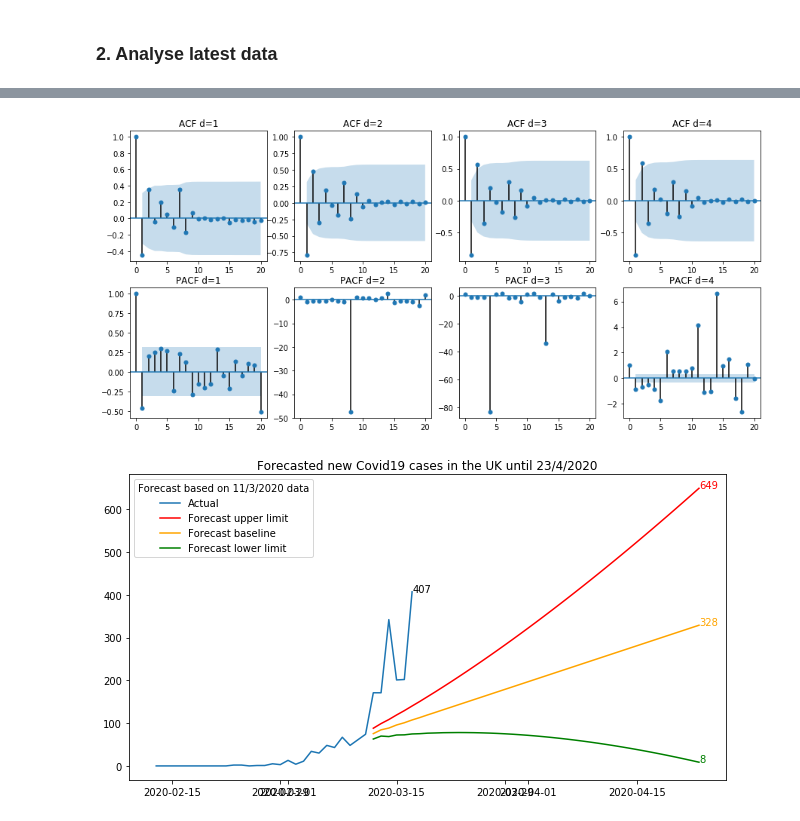
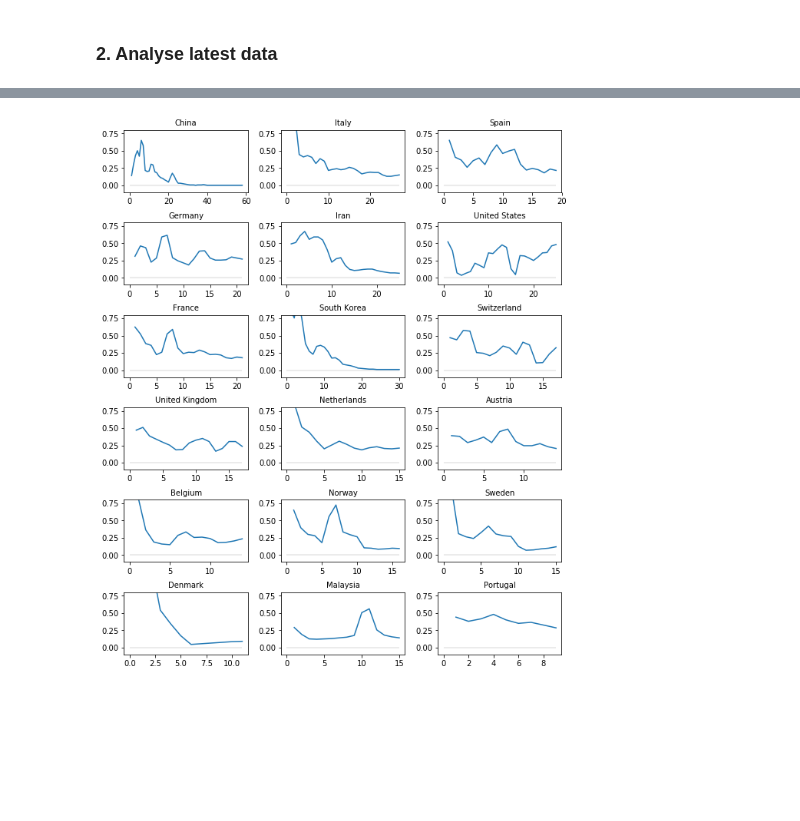
Before and after one commit to khairulomar/Covid-19, a Jupyter notebook: Covid19.ipynb, the cells around one changed output, grey strips where cells are left out. Saved outputs shown, nothing was run; the diff lists cells and outputs as text; code cells hidden in the pictures; blank space fills up the shorter version.

```diff
--- a/Covid19.ipynb
+++ b/Covid19.ipynb
@@ -259,13 +208,0 @@ Shift d=4: adfuller:0.0, mean:-0.8
-# %%
-# Check ACF & PCF
-fig, axes = plt.subplots(ncols=4, nrows=2, figsize=(15,7))
-plot_acf(dfuk1[1:], lags=20, ax=axes.flat[0], title='ACF d=1')
-plot_acf(dfuk2[2:], lags=20, ax=axes.flat[1], title='ACF d=2')
-plot_acf(dfuk3[3:], lags=20, ax=axes.flat[2], title='ACF d=3')
-plot_acf(dfuk4[4:], lags=20, ax=axes.flat[3], title='ACF d=4')
-plot_pacf(dfuk1[1:], lags=20, ax=axes.flat[4], title='PACF d=1')
-plot_pacf(dfuk2[2:], lags=20, ax=axes.flat[5], title='PACF d=2')
-plot_pacf(dfuk3[3:], lags=20, ax=axes.flat[6], title='PACF d=3')
-plot_pacf(dfuk4[4:], lags=20, ax=axes.flat[7], title='PACF d=4');
-# %% [output]
-[figure, removed]
@@ -279,35 +209,27 @@ sarima = SARIMAX(dfuk, order=(p, d, q),
-# %%
-# Set plotting periods
-test_start = dfuk.index.max() + oneday
-test_end   = test_start + oneday * 7*6
-act_start  = test_start - oneday * 7*4
-pred = sarima.predict(start=test_start, end=test_end, dynamic=True)
-pred_conf = sarima.get_forecast(len(pred)).conf_int()
-upper = pred_conf.iloc[:,1]
-lower = pred_conf.iloc[:,0].clip(0)
-
-# Plot data
-fig, ax = plt.subplots(figsize=(9,5))
-plt.plot(dfuk0[act_start:], label='Actual')
-
-# # Rolling mean
-# n = 3 # days
-# rolling_mean = dfuk0[act_start:].rolling(window=n).mean()
-# plt.plot(rolling_mean, label=f'Actual: {n}-day rolling mean')
-
-plt.plot(upper, label='Forecast upper limit', c='red')
-plt.plot(pred, label='Forecast baseline', c='orange')
-plt.plot(lower, label='Forecast lower limit', c='green')
-
-plt.text(dfuk0.index.max(), dfuk0[-1], dfuk0[-1])
-plt.text(test_end, int(upper.iloc[-1]), int(upper.iloc[-1]), color='red')
-plt.text(test_end, int(pred.iloc[-1]), int(pred.iloc[-1]), color='orange')
-plt.text(test_end, int(lower.iloc[-1]), int(lower.iloc[-1]), color='green')
-
-plt.legend(loc='upper left', title=f'Forecast based on {end_act.day}/{end_act.month}/2020 data')
-ax.set_title(f'Forecasted new Covid19 cases in the UK until {test_end.day}/{test_end.month}/2020')
-plt.tight_layout()
-plt.savefig('forecast_uk.png', pad_inches=0)
-plt.show()
-# %% [output]
-[figure, removed]
+# %%
+df2 = df1[['country', 'confirmed', 'new_confirmed']].sort_index().reset_index()
+dftemp = pd.DataFrame()
+for country in df2.country.unique():
+    dfc = df2[df2.country==country].copy().reset_index(drop=True)
+    dfc['growth'] = 0
+    dfc['new_growth'] = 0
+    for i in range(1,len(dfc.index)):
+        for newcol in ['growth', 'new_growth']:
+            oldcol = 'confirmed' if newcol == 'growth' else 'new_confirmed'
+            dfc.iloc[i, dfc.columns.get_loc(newcol)] = 0 if dfc.iloc[i-1][oldcol] == 0 else round(dfc.iloc[i][oldcol]/dfc.iloc[i-1][oldcol]-1,2)
+    dftemp =  pd.concat([dftemp, dfc])
+df2 = dftemp[dftemp.confirmed > 50] # ignore cases below 50
+df2 = df2.reset_index(drop=True)
+# %%
+countries = list(latest[:18].country)
+fig, axes = plt.subplots(ncols=3, nrows=round(len(countries)/3), figsize=(8.5,10), constrained_layout=True)
+col = ['growth']
+for i, ax in zip(range(len(countries)), axes.flat):
+    data = df2[df2.country==countries[i]].reset_index(drop=True)
+    ax.plot(data[col].rolling(window=2).mean())
+    ax.hlines(0,data.index.min(),data.index.max(), alpha=0.1)
+    ax.set_ylim(-0.1, 0.8)
+    ax.set_title(countries[i], fontsize=10)
+plt.show()
+# %% [output]
+[figure, added]
```
Also changed, not shown: parts of 18 cells of this notebook.
